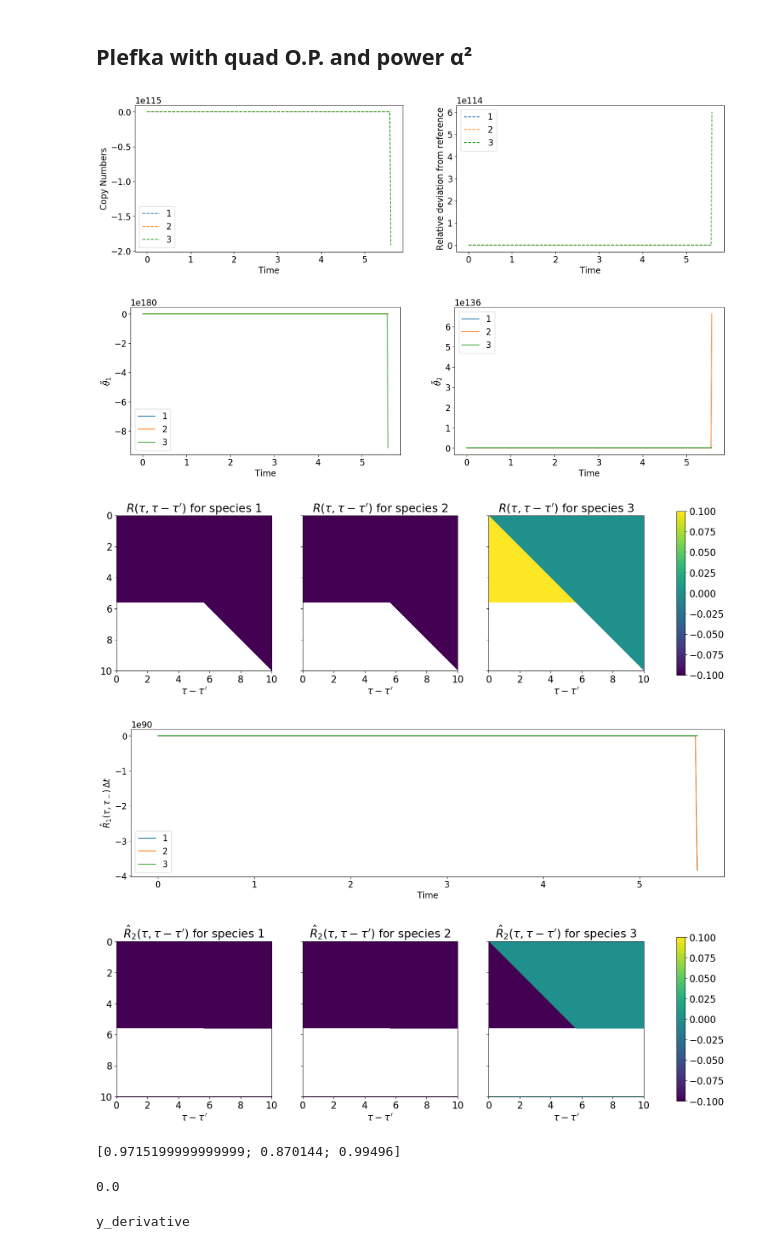
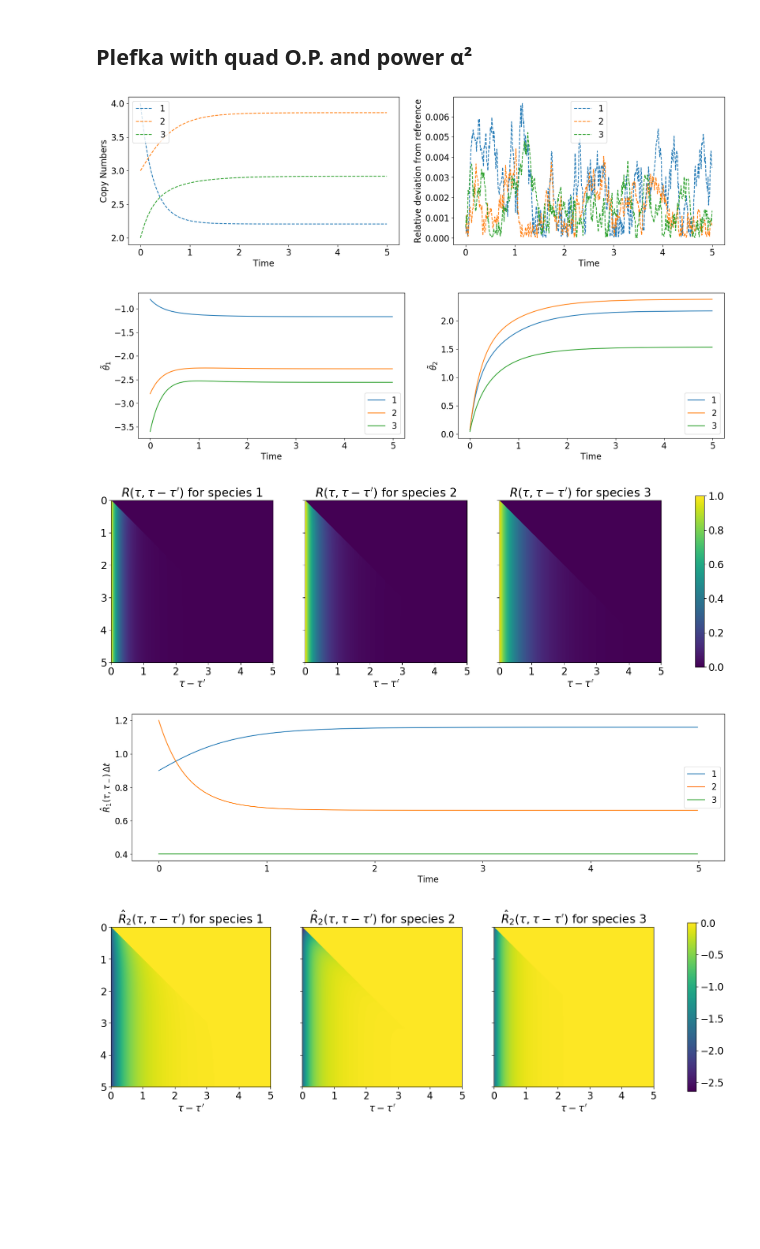
Before and after one commit to mkurjahn/CRN, a Jupyter notebook: examples/gene/Gene_Numerics.ipynb, the cells around one changed output. Drawn from its saved outputs; the diff is of its cells as text; code cells hidden in the pictures; blank space fills up the shorter version.

```diff
--- a/examples/gene/Gene_Numerics.ipynb
+++ b/examples/gene/Gene_Numerics.ipynb
@@ -51,7 +45,7 @@ x0 = [3., 1., 2.]
 # %% [markdown]
 ## Gillespie Simulation
 # %%
-N = 10000   # Repititions
-res_gil = gillespie_avg(x0, k, s_i, r_i, tspan, N)
+N = 100000   # Repititions
+res_gil = gillespie_avg(p.x0, p.k, p.s_i, p.r_i, ts, N)
 plot_trajectories(res_gil)
 # %% [output]
@@ -61,12 +55,12 @@ PyObject Text(32.999999999999986, 0.5, 'Copy Numbers')
 ## Mass Action Kinetics
 # %%
 function f_massAction!(du,u,k,t)
-    du[1] = k1[1] - k2[1]*u[1] - k3[2]*u[1]*u[2] + k3[3]*u[3]
-    du[2] = k1[2] - k2[2]*u[2] + k3[1]*u[1] - k3[2]*u[1]*u[2] + k3[3]*u[3]
-    du[3] = k1[3] - k2[3]*u[3] + k3[2]*u[1]*u[2] - k3[3]*u[3]
+    du[1] = k[1][1] - k[2][1]*u[1] - k[3][2]*u[1]*u[2] + k[3][3]*u[3]
+    du[2] = k[1][2] - k[2][2]*u[2] + k[3][1]*u[1] - k[3][2]*u[1]*u[2] + k[3][3]*u[3]
+    du[3] = k[1][3] - k[2][3]*u[3] + k[3][2]*u[1]*u[2] - k[3][3]*u[3]
 end
 
-ts = (tspan[1], tspan[end])
-res_ma = ode_solver(f_massAction!, k, ts, delta_t, x0)
+tsp = (ts[1], ts[end])
+res_ma = ode_solver(f_massAction!, p.k, tsp, p.delta_t, p.x0)
 plot_trajectories_and_deviation(res_ma, res_gil)
 # %% [output]
@@ -115,30 +109,15 @@ PyObject Text(43.17777777777776, 0.5, '$\\hat{R}_1(\\tau,\\tau_-)\\,\\Delta t$')
 ## Plefka with quad O.P. and power α²
 # %%
 plf_sim_22 = Plefka(1.0, 2, "quad") # α, alphaOrder, orderParameter
-res_plf_22 = euler_step(x0, k, tspan, plf_sim_22, s_i, r_i)
+res_plf_22 = euler_step(p.x0, p.k, ts, plf_sim_22, p.s_i, p.r_i)
 plot_trajectories_and_deviation(res_plf_22[1], res_gil)
-plot_hatTheta(plf_sim_22, res_plf_22[3])
+plot_hatTheta(ts, res_plf_22[3])
 plot_responses(res_plf_22[2])
-plot_hatR_diag(tspan, res_plf_22[3].hatR1)
-plot_hatR(tspan, res_plf_22[3].hatR2, quadR=true)
+plot_hatR_diag(ts, res_plf_22[3])
+plot_hatR(ts, res_plf_22[3])
 # %% [output]
-[figure, old version]
+[figure, new version]
-[figure, old version]
+[figure, new version]
-[figure, old version]
+[figure, new version]
-[figure, old version]
+[figure, new version]
-[figure, old version]
+[figure, new version]
-# %%
-#plot_responses_timeslice(res_plf_22[2], 4)
-resp = res_plf_22[2].data
-hatR1 = res_plf_22[3].hatR1
-hatR2 = res_plf_22[3].hatR2
-t_i = 1
-for k in t_i:-1:1
-    x = delta_t^2*sum((hatR1[:,t_i+1,:].*resp[:,:,k])[:,k:t_i], dims=2)
-    xx = 0.5*delta_t^2*sum((hatR2[:,t_i,:].*resp[:,:,k])[:,k:t_i], dims=2)
-    println((1 .- k2*delta_t).*resp[:,t_i,k] .- x .- xx)
-end
-sum(res_plf_21[1].data[1,:] .* res_plf_21[3].hatR1[1,1,:])
-# %% [output]
-[0.9715199999999999; 0.870144; 0.99496]
-0.0
@@ -167,4 +123,0 @@ fields = Fields(tspan, hatTheta1, hatTheta2, hatR1, hatR2);
-# %%
-include("../../testing/euler_step.jl")
-# %% [output]
-y_derivative
```
Also changed, not shown: parts of 15 cells of this notebook, 1 other file.
